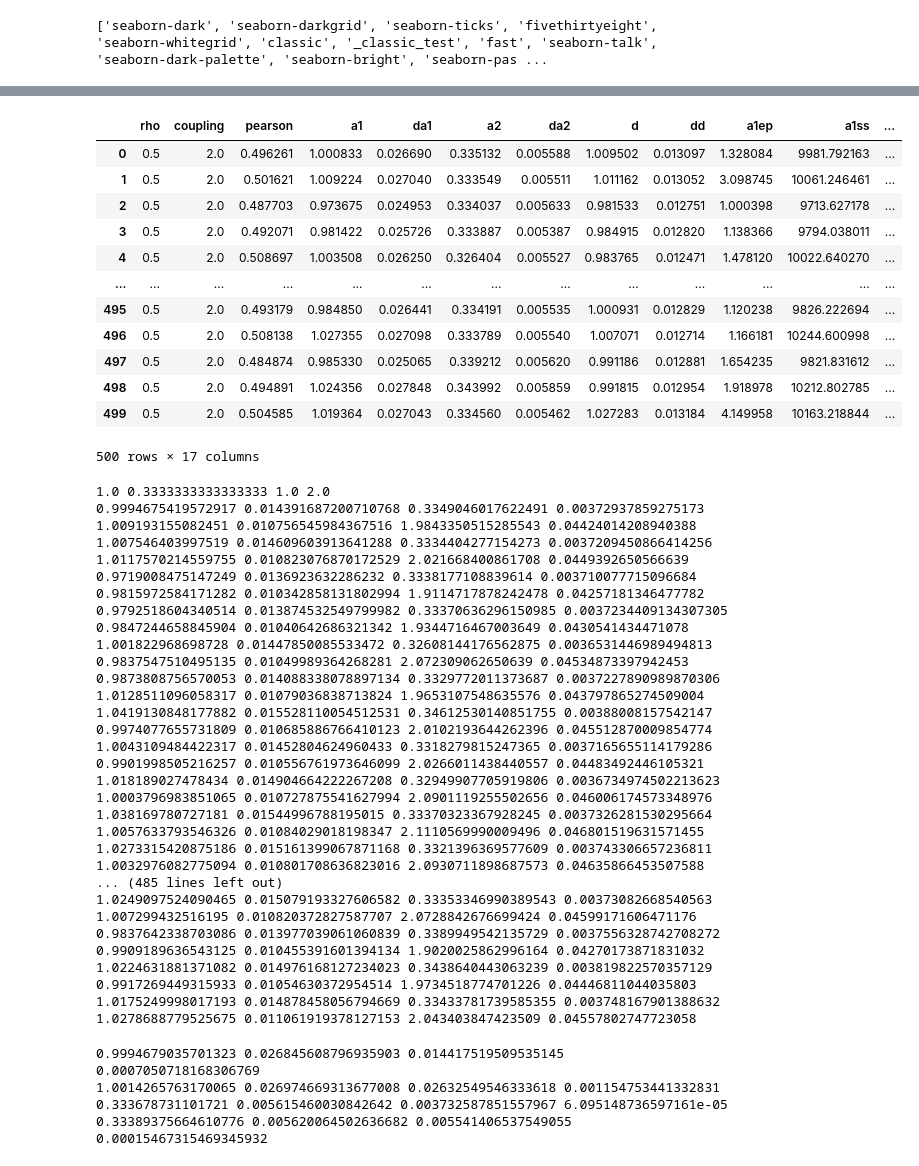
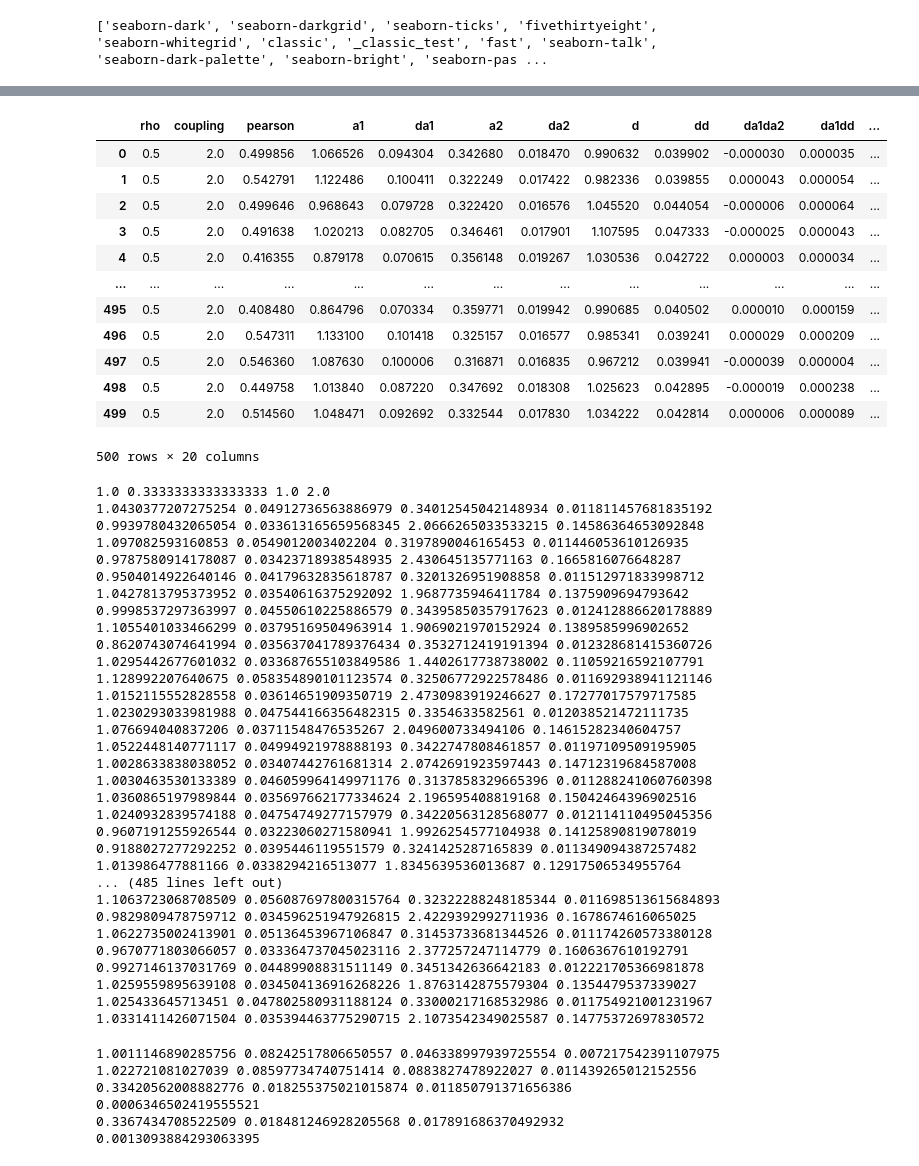
Before and after one commit to hstrey/Ornstein-Uhlenbeck-Correlations, a Jupyter notebook: Correlated OU parameter estimation from simulation.ipynb, the cells around one changed output, grey strips where cells are left out. Cells and saved outputs as stored; diff of their text form; code cells hidden in the pictures.

```diff
--- a/Correlated OU parameter estimation from simulation.ipynb
+++ b/Correlated OU parameter estimation from simulation.ipynb
@@ -268,24 +277,24 @@ print(corr1k05['a2'].mean(),corr1k05['a2'].std(),corr1k05['da2'].mean(),corr1k05
 # %%
-corr10k05 = pd.read_csv("correlations10k05.csv")
-corr10k05
+corr1k05 = pd.read_csv("correlations1k05.csv")
+corr1k05
 # %% [output]
-|  | rho | coupling | pearson | a1 | da1 | a2 | da2 | d | dd | a1ep | a1ss | ... |
-| 0 | 0.5 | 2.0 | 0.496261 | 1.000833 | 0.026690 | 0.335132 | 0.005588 | 1.009502 | 0.013097 | 1.328084 | 9981.792163 | ... |
-| 1 | 0.5 | 2.0 | 0.501621 | 1.009224 | 0.027040 | 0.333549 | 0.005511 | 1.011162 | 0.013052 | 3.098745 | 10061.246461 | ... |
-| 2 | 0.5 | 2.0 | 0.487703 | 0.973675 | 0.024953 | 0.334037 | 0.005633 | 0.981533 | 0.012751 | 1.000398 | 9713.627178 | ... |
-| 3 | 0.5 | 2.0 | 0.492071 | 0.981422 | 0.025726 | 0.333887 | 0.005387 | 0.984915 | 0.012820 | 1.138366 | 9794.038011 | ... |
-| 4 | 0.5 | 2.0 | 0.508697 | 1.003508 | 0.026250 | 0.326404 | 0.005527 | 0.983765 | 0.012471 | 1.478120 | 10022.640270 | ... |
+|  | rho | coupling | pearson | a1 | da1 | a2 | da2 | d | dd | da1da2 | da1dd | ... |
+| 0 | 0.5 | 2.0 | 0.499856 | 1.066526 | 0.094304 | 0.342680 | 0.018470 | 0.990632 | 0.039902 | -0.000030 | 0.000035 | ... |
+| 1 | 0.5 | 2.0 | 0.542791 | 1.122486 | 0.100411 | 0.322249 | 0.017422 | 0.982336 | 0.039855 | 0.000043 | 0.000054 | ... |
+| 2 | 0.5 | 2.0 | 0.499646 | 0.968643 | 0.079728 | 0.322420 | 0.016576 | 1.045520 | 0.044054 | -0.000006 | 0.000064 | ... |
+| 3 | 0.5 | 2.0 | 0.491638 | 1.020213 | 0.082705 | 0.346461 | 0.017901 | 1.107595 | 0.047333 | -0.000025 | 0.000043 | ... |
+| 4 | 0.5 | 2.0 | 0.416355 | 0.879178 | 0.070615 | 0.356148 | 0.019267 | 1.030536 | 0.042722 | 0.000003 | 0.000034 | ... |
 | ... | ... | ... | ... | ... | ... | ... | ... | ... | ... | ... | ... | ... |
-| 495 | 0.5 | 2.0 | 0.493179 | 0.984850 | 0.026441 | 0.334191 | 0.005535 | 1.000931 | 0.012829 | 1.120238 | 9826.222694 | ... |
-| 496 | 0.5 | 2.0 | 0.508138 | 1.027355 | 0.027098 | 0.333789 | 0.005540 | 1.007071 | 0.012714 | 1.166181 | 10244.600998 | ... |
-| 497 | 0.5 | 2.0 | 0.484874 | 0.985330 | 0.025065 | 0.339212 | 0.005620 | 0.991186 | 0.012881 | 1.654235 | 9821.831612 | ... |
-| 498 | 0.5 | 2.0 | 0.494891 | 1.024356 | 0.027848 | 0.343992 | 0.005859 | 0.991815 | 0.012954 | 1.918978 | 10212.802785 | ... |
-| 499 | 0.5 | 2.0 | 0.504585 | 1.019364 | 0.027043 | 0.334560 | 0.005462 | 1.027283 | 0.013184 | 4.149958 | 10163.218844 | ... |
+| 495 | 0.5 | 2.0 | 0.408480 | 0.864796 | 0.070334 | 0.359771 | 0.019942 | 0.990685 | 0.040502 | 0.000010 | 0.000159 | ... |
+| 496 | 0.5 | 2.0 | 0.547311 | 1.133100 | 0.101418 | 0.325157 | 0.016577 | 0.985341 | 0.039241 | 0.000029 | 0.000209 | ... |
+| 497 | 0.5 | 2.0 | 0.546360 | 1.087630 | 0.100006 | 0.316871 | 0.016835 | 0.967212 | 0.039941 | -0.000039 | 0.000004 | ... |
+| 498 | 0.5 | 2.0 | 0.449758 | 1.013840 | 0.087220 | 0.347692 | 0.018308 | 1.025623 | 0.042895 | -0.000019 | 0.000238 | ... |
+| 499 | 0.5 | 2.0 | 0.514560 | 1.048471 | 0.092692 | 0.332544 | 0.017830 | 1.034222 | 0.042814 | 0.000006 | 0.000089 | ... |
-500 rows × 17 columns
+500 rows × 20 columns
 # %%
 rho = 0.5
 delta_t = 0.3
-N = 10000
+N = 1000
 c = 2*rho/(1-rho)
 guessa1 = 1.0
 guessa2 = 1.0/(1.0+c)
@@ -303,7 +312,7 @@ dtau1_list = []
 tau2_list = []
 dtau2_list = []
 print(guessa1,guessa2,guessd,c)
-for index, row in corr10k05.iterrows():
+for index, row in corr1k05.iterrows():
     a1ep,a1ss,a1c = row['a1ep'], row['a1ss'], row['a1c']
     a2ep,a2ss,a2c = row['a2ep'], row['a2ss'], row['a2c']
     para = (a1ep,a1ss,a1c,a2ep,a2ss,a2c,delta_t,N)
@@ -349,20 +358,20 @@ for index, row in corr10k05.iterrows():
     dtau2_list.append(dtau2)
 # %% [output]
 1.0 0.3333333333333333 1.0 2.0
-0.9994675419572917 0.014391687200710768 0.3349046017622491 0.00372937859275173 1.009193155082451 0.010756545984367516 1.9843350515285543 0.04424014208940388
-1.007546403997519 0.014609603913641288 0.3334404277154273 0.0037209450866414256 1.0117570214559755 0.010823076870172529 2.021668400861708 0.0449392650566639
-0.9719008475147249 0.0136923632286232 0.3338177108839614 0.003710077715096684 0.9815972584171282 0.010342858131802994 1.9114717878242478 0.04257181346477782
-0.9792518604340514 0.013874532549799982 0.33370636296150985 0.0037234409134307305 0.9847244658845904 0.01040642686321342 1.9344716467003649 0.0430541434471078
-1.001822968698728 0.01447850085533472 0.32608144176562875 0.0036531446989494813 0.9837547510495135 0.01049989364268281 2.072309062650639 0.04534873397942453
-0.9873808756570053 0.014088338078897134 0.3329772011373687 0.0037227890989870306 1.0128511096058317 0.01079036838713824 1.9653107548635576 0.043797865274509004
-1.0419130848177882 0.015528110054512531 0.34612530140851755 0.00388008157542147 0.9974077655731809 0.010685886766410123 2.0102193644262396 0.045512870009854774
-1.0043109484422317 0.01452804624960433 0.3318279815247365 0.0037165655114179286 0.9901998505216257 0.010556761973646099 2.0266011438440557 0.04483492446105321
-1.018189027478434 0.014904664222267208 0.32949907705919806 0.0036734974502213623 1.0003796983851065 0.010727875541627994 2.0901119255502656 0.046006174573348976
-1.038169780727181 0.01544996788195015 0.33370323367928245 0.0037326281530295664 1.0057633793546326 0.01084029018198347 2.1110569990009496 0.046801519631571455
-1.0273315420875186 0.015161399067871168 0.3321396369577609 0.003743306657236811 1.0032976082775094 0.010801708636823016 2.0930711898687573 0.04635866453507588
+1.0430377207275254 0.04912736563886979 0.34012545042148934 0.011811457681835192 0.9939780432065054 0.033613165659568345 2.0666265033533215 0.14586364653092848
+1.097082593160853 0.0549012003402204 0.3197890046165453 0.011446053610126935 0.9787580914178087 0.03423718938548935 2.430645135771163 0.1665816076648287
+0.9504014922640146 0.04179632835618787 0.3201326951908858 0.011512971833998712 1.0427813795373952 0.03540616375292092 1.9687735946411784 0.1375909694793642
+0.9998537297363997 0.04550610225886579 0.34395850357917623 0.012412886620178889 1.1055401033466299 0.03795169504963914 1.9069021970152924 0.1389585996902652
+0.8620743074641994 0.035637041789376434 0.3532712419191394 0.012328681415360726 1.0295442677601032 0.033687655103849586 1.4402617738738002 0.11059216592107791
+1.128992207640675 0.058354890101123574 0.32506772922578486 0.011692938941121146 1.0152115552828558 0.03614651909350719 2.4730983919246627 0.17277017579717585
+1.0230293033981988 0.047544166356482315 0.3354633582561 0.012038521472111735 1.076694040837206 0.03711548476535267 2.049600733494106 0.14615282340604757
+1.0522448140771117 0.04994921978888193 0.3422747808461857 0.01197109509195905 1.0028633838038052 0.03407442761681314 2.0742691923597443 0.14712319684587008
+1.0030463530133389 0.046059964149971176 0.3137858329665396 0.011288241060760398 1.0360865197989844 0.035697662177334624 2.196595408819168 0.15042464396902516
+1.0240932839574188 0.04754749277157979 0.34220563128568077 0.012114110495045356 0.9607191255926544 0.03223060271580941 1.9926254577104938 0.14125890819078019
+0.9188027277292252 0.0395446119551579 0.3241425287165839 0.011349094387257482 1.013986477881166 0.0338294216513077 1.8345639536013687 0.12917506534955764
 ... (485 lines left out)
-1.0249097524090465 0.015079193327606582 0.33353346990389543 0.00373082668540563 1.007299432516195 0.010820372827587707 2.0728842676699424 0.04599171606471176
-0.9837642338703086 0.013977039061060839 0.3389949542135729 0.0037556328742708272 0.9909189636543125 0.010455391601394134 1.9020025862996164 0.04270173871831032
-1.0224631881371082 0.014976168127234023 0.3438640443063239 0.003819822570357129 0.9917269449315933 0.01054630372954514 1.9734518774701226 0.04446811044035803
-1.0175249998017193 0.014878458056794669 0.33433781739585355 0.003748167901388632 1.0278688779525675 0.011061919378127153 2.043403847423509 0.04557802747723058
+1.1063723068708509 0.056087697800315764 0.32322288248185344 0.011698513615684893 0.9829809478759712 0.034596251947926815 2.4229392992711936 0.1678674616065025
+1.0622735002413901 0.05136453967106847 0.31453733681344526 0.011174260573380128 0.9670771803066057 0.033364737045023116 2.377257247114779 0.1606367610192791
+0.9927146137031769 0.04489908831511149 0.3451342636642183 0.012221705366981878 1.0259559895639108 0.034504136916268226 1.8763142875579304 0.1354479537339027
+1.025433645713451 0.047802580931188124 0.33000217168532986 0.011754921001231967 1.0331411426071504 0.035394463775290715 2.1073542349025587 0.14775372697830572
 # %%
@@ -381,11 +393,11 @@ corr10k05['dtau2'] = dtau2_list
 # %%
 # display statistics
-print(corr10k05['A1'].mean(),corr10k05['A1'].std(),corr10k05['dA1'].mean(),corr10k05['dA1'].std())
-print(corr10k05['a1'].mean(),corr10k05['a1'].std(),corr10k05['da1'].mean(),corr10k05['da1'].std())
-print(corr10k05['A2'].mean(),corr10k05['A2'].std(),corr10k05['dA2'].mean(),corr10k05['dA2'].std())
-print(corr10k05['a2'].mean(),corr10k05['a2'].std(),corr10k05['da2'].mean(),corr10k05['da2'].std())
+print(corr1k05['A1'].mean(),corr1k05['A1'].std(),corr1k05['dA1'].mean(),corr1k05['dA1'].std())
+print(corr1k05['a1'].mean(),corr1k05['a1'].std(),corr1k05['da1'].mean(),corr1k05['da1'].std())
+print(corr1k05['A2'].mean(),corr1k05['A2'].std(),corr1k05['dA2'].mean(),corr1k05['dA2'].std())
+print(corr1k05['a2'].mean(),corr1k05['a2'].std(),corr1k05['da2'].mean(),corr1k05['da2'].std())
 # %% [output]
-0.9994679035701323 0.026845608796935903 0.014417519509535145 0.0007050718168306769
-1.0014265763170065 0.026974669313677008 0.02632549546333618 0.001154753441332831
-0.333678731101721 0.005615460030842642 0.003732587851557967 6.095148736597161e-05
-0.33389375664610776 0.005620064502636682 0.005541406537549055 0.00015467315469345932
+1.0011146890285756 0.08242517806650557 0.046338997939725554 0.007217542391107975
+1.022721081027039 0.08597734740751414 0.0883827478922027 0.011439265012152556
+0.33420562008882776 0.018255375021015874 0.011850791371656386 0.0006346502419555521
+0.3367434708522509 0.018481246928205568 0.017891686370492932 0.0013093884293063395
```
Also changed, not shown: parts of 13 cells of this notebook, 1 other file.
